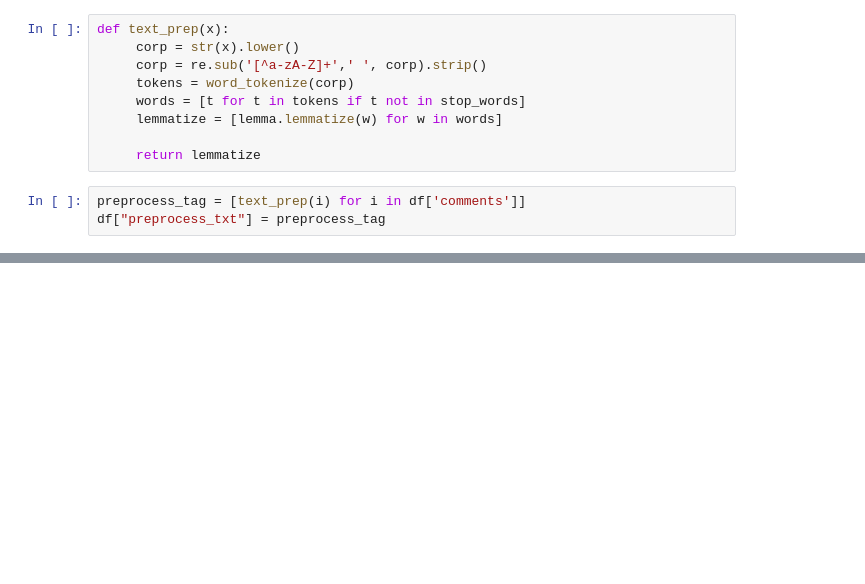
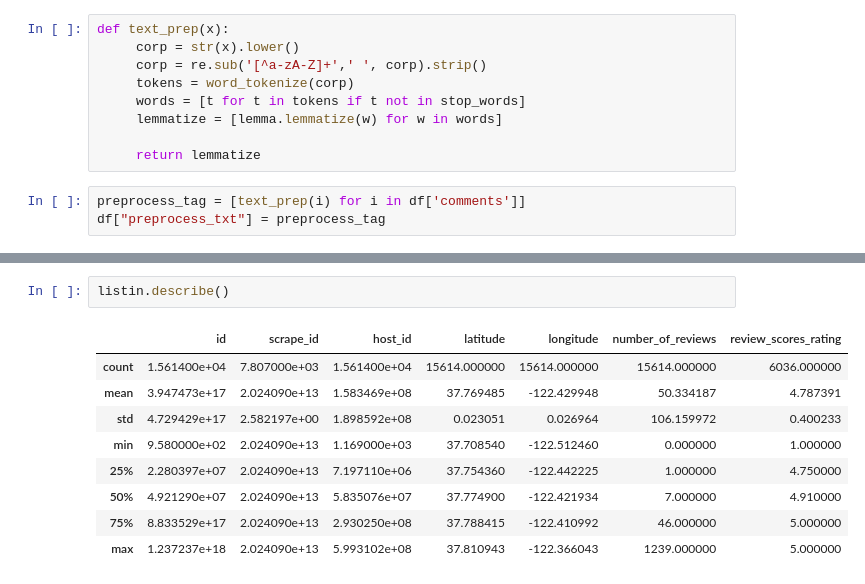
Before and after one commit to g23ai2068/Capstone-Project, a Jupyter notebook: Airbnb_capstone_project_Phase_1.ipynb, the cells around one changed output, grey strips where cells are left out. Saved outputs shown, nothing was run; the diff lists cells and outputs as text; blank space fills up the shorter version.

```diff
--- a/Airbnb_capstone_project_Phase_1.ipynb
+++ b/Airbnb_capstone_project_Phase_1.ipynb
@@ -229,0 +442,12 @@ calender1['price'].head(10)
+# %%
+listin.describe()
+# %% [output]
+|  | id | scrape_id | host_id | latitude | longitude | number_of_reviews | review_scores_rating |
+| count | 1.561400e+04 | 7.807000e+03 | 1.561400e+04 | 15614.000000 | 15614.000000 | 15614.000000 | 6036.000000 |
+| mean | 3.947473e+17 | 2.024090e+13 | 1.583469e+08 | 37.769485 | -122.429948 | 50.334187 | 4.787391 |
+| std | 4.729429e+17 | 2.582197e+00 | 1.898592e+08 | 0.023051 | 0.026964 | 106.159972 | 0.400233 |
+| min | 9.580000e+02 | 2.024090e+13 | 1.169000e+03 | 37.708540 | -122.512460 | 0.000000 | 1.000000 |
+| 25% | 2.280397e+07 | 2.024090e+13 | 7.197110e+06 | 37.754360 | -122.442225 | 1.000000 | 4.750000 |
+| 50% | 4.921290e+07 | 2.024090e+13 | 5.835076e+07 | 37.774900 | -122.421934 | 7.000000 | 4.910000 |
+| 75% | 8.833529e+17 | 2.024090e+13 | 2.930250e+08 | 37.788415 | -122.410992 | 46.000000 | 5.000000 |
+| max | 1.237237e+18 | 2.024090e+13 | 5.993102e+08 | 37.810943 | -122.366043 | 1239.000000 | 5.000000 |
```
Also changed, not shown: parts of 30 cells of this notebook.
